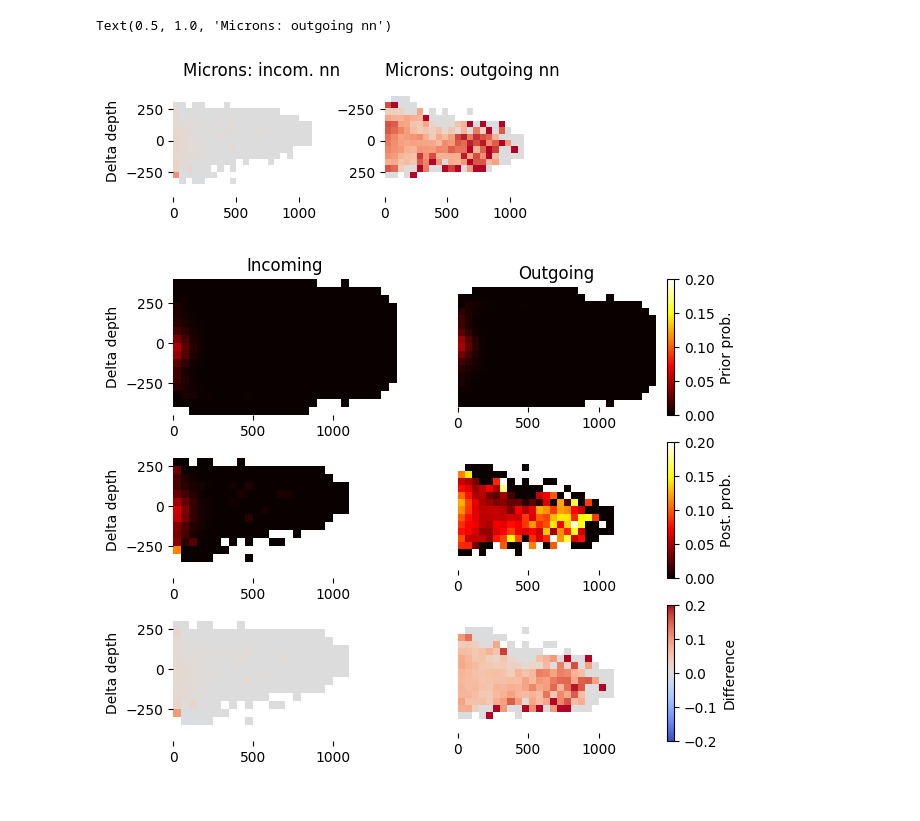
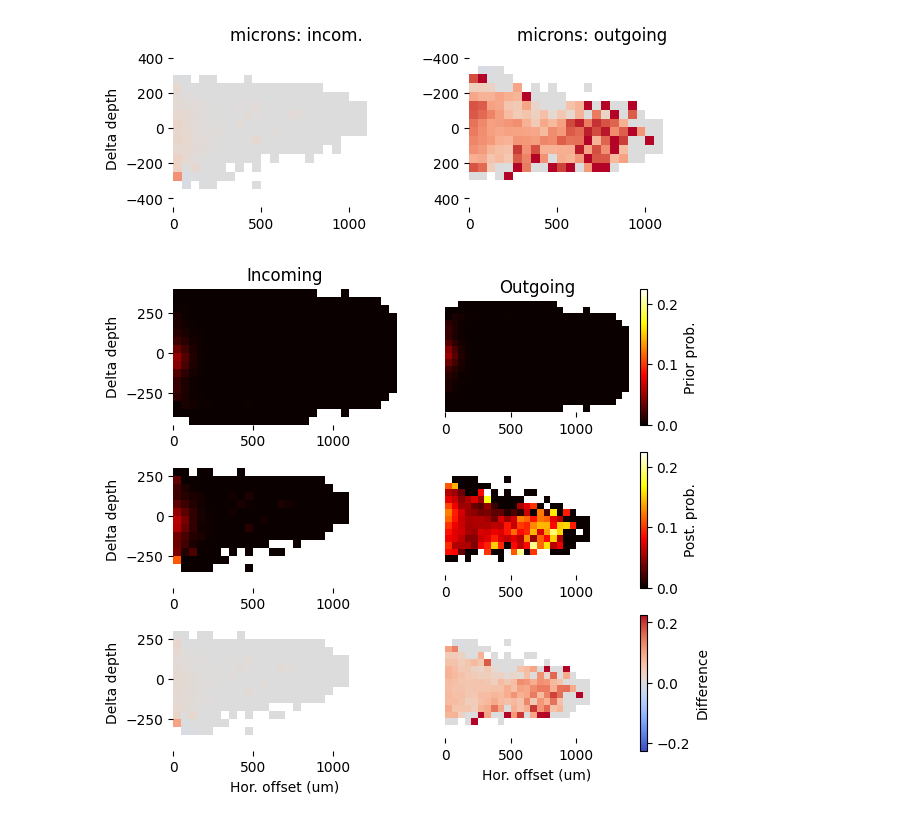
Before and after one commit to MWolfR/individual_morphology_effect, a Jupyter notebook: Microns connectivity higher order sources.ipynb, the cells around one changed output. Saved outputs shown, nothing was run; the diff lists cells and outputs as text; code cells hidden in the pictures.

Commit message:
Added plots and README contents

```diff
--- a/Microns connectivity higher order sources.ipynb
+++ b/Microns connectivity higher order sources.ipynb
@@ -10,13 +10,13 @@ import tqdm
 from matplotlib import pyplot as plt
 # %%
 fn_data = "/gpfs/bbp.cscs.ch/project/proj159/home/reimann/connectivity_higher_order_effect_24-11-11.h5"
-
+loaded = "microns"
 
 # NOTE:
 # For this analysis "pre" means that we are measuring the effect a connected nearest neighbor on the pre-synaptic
 # side has. Hence, it is an effect of INCOMING connectivity.
-df_pre = pandas.read_hdf(fn_data, key="microns/pre")
-df_post = pandas.read_hdf(fn_data, key="microns/post")
+df_pre = pandas.read_hdf(fn_data, key="{0}/pre".format(loaded))
+df_post = pandas.read_hdf(fn_data, key="{0}/post".format(loaded))
 # %%
 def corrcoef_from_contingency(series_in, cols_touches, col_values):
     x = series_in[cols_touches[0]].values
@@ -36,38 +36,37 @@ cc_post = df_post.groupby(["xz", "y"]).apply(corrcoef_from_contingency, ["touche
 # %%
 clim = [-0.15, 0.15]
 cmap = "coolwarm"
 
 def make_extent(df):
     delta_xz = df.columns[-1] - df.columns[-2]
     delta_y = df.index[-1] - df.index[-2]
 
     extent = [df.columns[0] - delta_xz/2, df.columns[-1] + delta_xz/2,
              df.index[-1] + delta_y/2, df.index[0] - delta_y/2]
     return extent
 
-fig = plt.figure(figsize=(5, 3))
+fig = plt.figure(figsize=(7, 3))
 
 ax = fig.add_subplot(1, 2, 1)
 img = cc_pre.sort_index().unstack("xz")
 ax.imshow(img, extent=make_extent(img), clim=clim, cmap=cmap)
 ax.set_ylim(sorted(ax.get_ylim()))
 ax.set_frame_on(False)
-ax.set_title("Microns: incom.")
+ax.set_title("{0}: incom.".format(loaded))
 ax.set_ylabel("Delta depth")
 
 ax = fig.add_subplot(1, 2, 2)
 img = cc_post.sort_index().unstack("xz")
 ax.imshow(img, extent=make_extent(img), clim=clim, cmap=cmap)
 ax.set_frame_on(False)
-ax.set_title("Microns: outgoing")
+ax.set_title("{0}: outgoing".format(loaded))
 
-
+fig.savefig("touch_count_correlations_with_nn_{0}.pdf".format(loaded))
 # NOTE:
 # For the y-axis, in BOTH cases a negative number indicates an upwards connections.
 # The orientation of the y-axis is intentionally different in both plots to correctly display that!
 # %% [output]
-Text(0.5, 1.0, 'Microns: outgoing nn')
-[figure, old version]
+[figure, new version]
 # %%
 def p_prior_post_fun(df_in, thresh=1, col="touches_nn_post"):
     v = df_in["touches_pair"] >= thresh
@@ -81,11 +80,11 @@ def p_prior_post_fun(df_in, thresh=1, col="touches_nn_post"):
     })
 
 
-clim = [0.0, 0.2]
+clim = [0.0, .225]
 cmap = "hot"
 thresh = 1
 
-fig = plt.figure(figsize=(7, 6))
+fig = plt.figure(figsize=(6.5, 6))
 dfs = [df_pre, df_post]
 cols = ["touches_nn_pre", "touches_nn_post"]
 titles = ["Incoming", "Outgoing"]
@@ -138,7 +137,10 @@ for i in range(len(dfs)):
         ax.set_yticks([])
     if i == (len(dfs) - 1):
         plt.colorbar(pltimg, label="Difference")
+    ax.set_xlabel("Hor. offset (um)")
     # ax.set_yticklabels(numpy.abs(ax.get_yticks()).astype(int))
+
+fig.savefig("prior_posterior_probabilities_{0}.pdf".format(loaded))
 # %% [output]
-[figure, old version]
+[figure, new version]
 # %%
```
Also changed, not shown: parts of 2 cells of this notebook, 19 other files.
